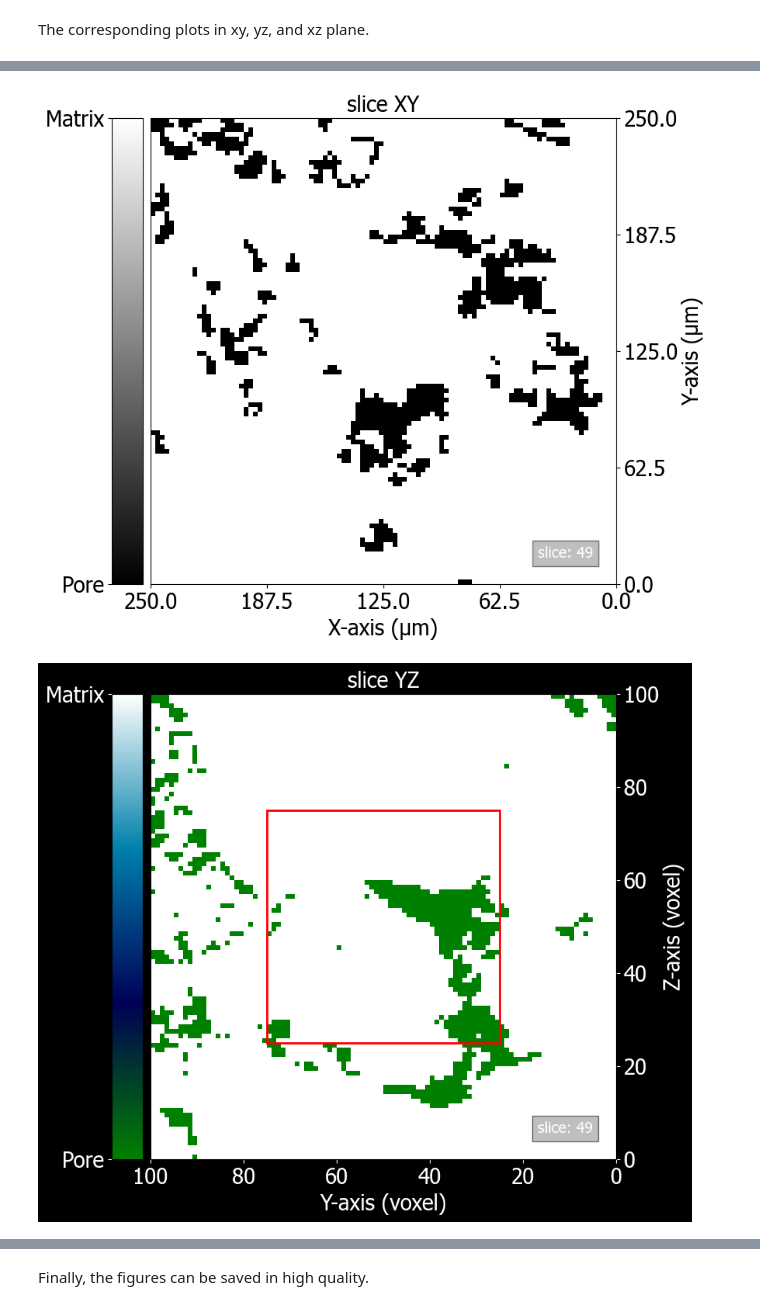
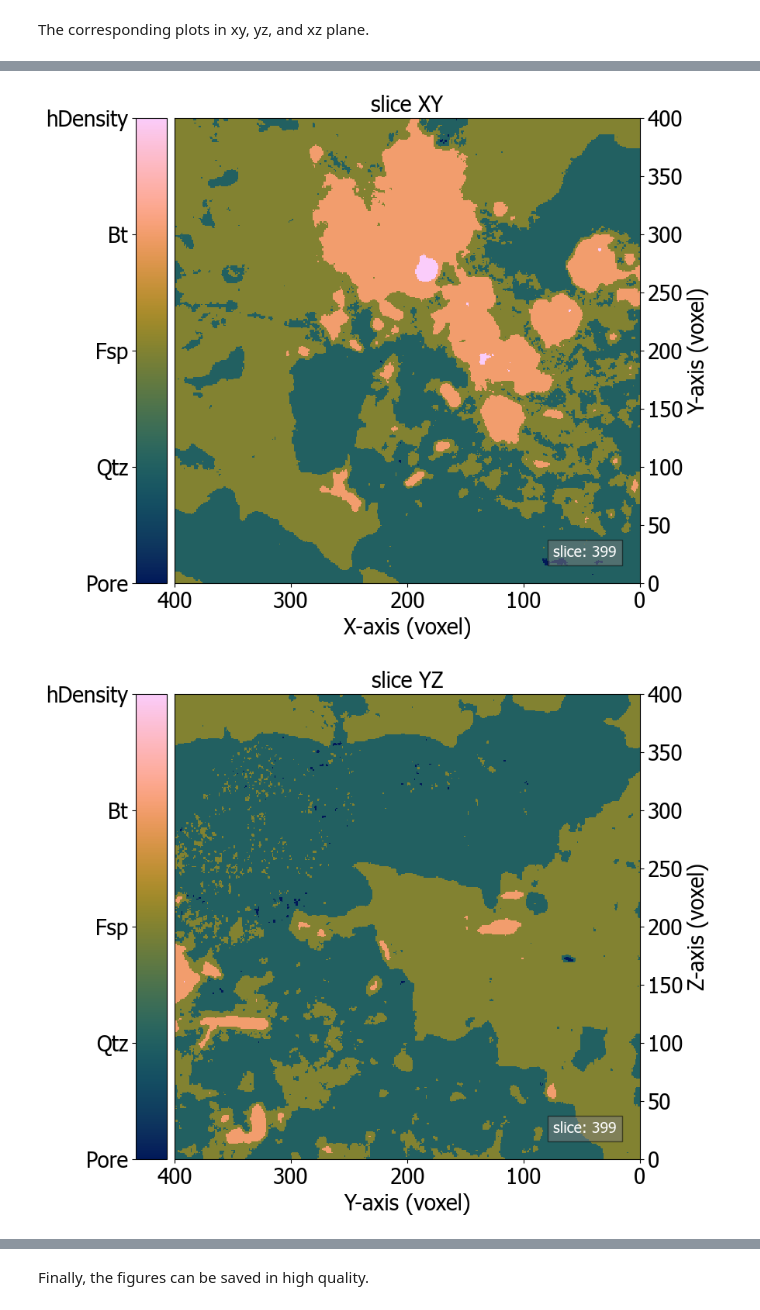
Before and after one commit to m-balcewicz/Digital_Rock_Physics_Template, a Jupyter notebook: examples/get_started_3D_array.ipynb, the cells around one changed output, grey strips where cells are left out. Saved outputs shown, nothing was run; the diff lists cells and outputs as text; code cells hidden in the pictures.

```diff
--- a/examples/get_started_3D_array.ipynb
+++ b/examples/get_started_3D_array.ipynb
@@ -15,8 +19,8 @@ raw_file_path = 'data/raw_100cube.raw'
 # %% [markdown]
 Each 3D.raw must be imported based on it's corresponding parameters like dimensions (nx, ny, nz) or type (uint8, uint16, uint32). The following data (uint8) is sorted in the shape of `data[nz, ny, nx]`. Due to dimensions rules (see README.md) all arrays must be in the format of `data[nx, ny, nz]`. The programm can handle the conversion on its own based on the provided order of dimensions. Regular as well as irregular data can be imported.
 # %%
-dimensions = {'nz': 400, 'ny': 100, 'nx': 100}
-dimensions_raw = {'nz': 100, 'ny': 100, 'nx': 100}
+dimensions = {'nz': 400, 'ny': 400, 'nx': 400}
+dimensions_raw = {'nz': 400, 'ny': 400, 'nx': 400}
 data = io.import_model(file_path, dtype='uint8', dimensions=dimensions)
 data_raw = io.import_model(raw_file_path, dtype='uint16', dimensions=dimensions_raw)
 # %% [output]
@@ -45,9 +45,13 @@ update_parameters_file(paramsfile='subvolume_100_100_100.json', **subvolume_para
+# %%
+# Define the parameter-file
+# params_file='subvolume_100_100_100.json'
+params_file = '400Cube_segmented.json'
 # %% [markdown]
 The binaries can also be enriched with labels like pore, matrix, etc.
 # %%
 # labels = {0: 'Pore', 1: 'Matrix'} # Define labels
-labels = label_binary(data)
+labels = label_binary(data, paramsfile=params_file)
 print(labels)
 
-phase_fracs = get_phase_fractions(data, labels=labels)
+phase_fracs = get_phase_fractions(data, labels=labels, paramsfile=params_file)
 # %% [output]
@@ -58,2 +64,6 @@ KeyError: 0
 # %% [markdown]
 The corresponding plots in xy, yz, and xz plane.
+# %%
+# Define data for visualization
+# data_viz = subvolume
+data_viz = data
@@ -60,7 +81,8 @@ The corresponding plots in xy, yz, and xz plane.
 # %%
-fig_xy, ax = plot_slice(subvolume, paramsfile='subvolume_100_100_100.json', cmap_set="gray", slice=None, plane='xy', subvolume=None, labels=labels, title="slice XY", voxel_size=2.5, dark_mode=False)
-fig_yz, ax = plot_slice(subvolume, paramsfile='subvolume_100_100_100.json', cmap_set="ocean", slice=None, plane='yz', subvolume=50, labels=labels, title="slice YZ", voxel_size=None, dark_mode=True)
-fig_xz, ax = plot_slice(subvolume, paramsfile='subvolume_100_100_100.json', cmap_set=None, slice=None, plane='xz', subvolume=14.5, labels=labels, title="slice XZ", voxel_size=2, dark_mode=True)
+fig_xy, ax = plot_slice(data=data_viz, paramsfile=params_file, cmap_set=None, slice=399, plane='xy', subvolume=None, labels=labels, title="slice XY", voxel_size=None, dark_mode=False)
+# fig_xy, ax = plot_slice(data=data_viz, paramsfile=params_file, cmap_set=None, slice=399, plane='xy', subvolume=None, labels=labels, title="slice XY", voxel_size=6.74, dark_mode=False)
+fig_yz, ax = plot_slice(data=data_viz, paramsfile=params_file, cmap_set=None, slice=399, plane='yz', subvolume=None, labels=labels, title="slice YZ", voxel_size=None, dark_mode=False)
+fig_xz, ax = plot_slice(data=data_viz, paramsfile=params_file, cmap_set=None, slice=399, plane='xz', subvolume=None, labels=labels, title="slice XZ", voxel_size=None, dark_mode=False)
 # %% [output]
-[figure, old version]
+[figure, new version]
-[figure, old version]
+[figure, new version]
```
Also changed, not shown: parts of 11 cells of this notebook.
